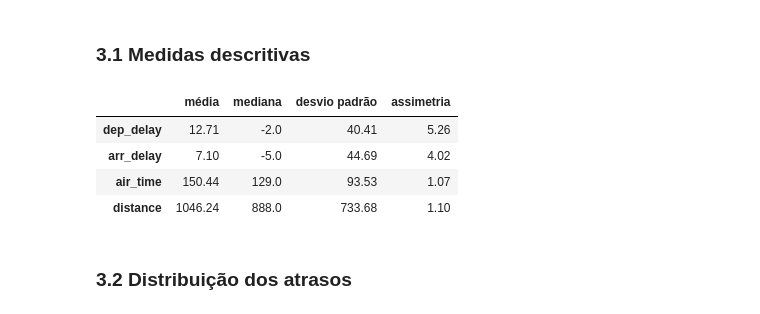
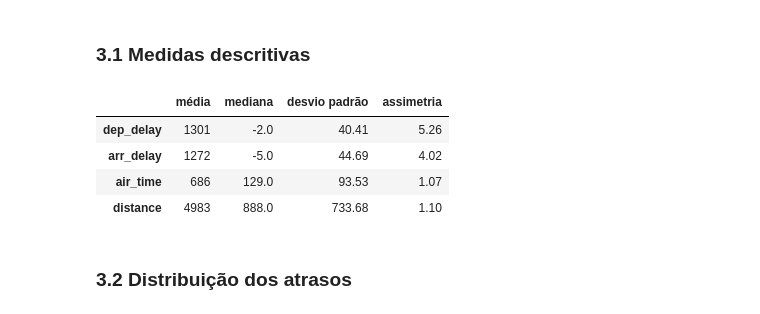
Before and after one commit to heitorctmba/MBA-01-estatistica-nycflights, a Jupyter notebook: nycflights.ipynb, the cells around one changed output. Drawn from its saved outputs; the diff is of its cells as text; code cells hidden in the pictures.

```diff
--- a/nycflights.ipynb
+++ b/nycflights.ipynb
@@ -22,7 +22,7 @@ CORES_ATRASO = {"Adiantado": "seagreen", "Pontual": "steelblue", "Atrasado": "to
 - **voo:** `carrier`, `tailnum`, `flight`, `origin`, `dest`
 - **operacionais:** `air_time` (minutos em voo), `distance` (milhas)
 # %%
-PATH_NYCFLIGHTS = "/home/heitor/Documentos/MBA/01_estatistica/01_estatistica-nycflights/nycflights.csv"
+PATH_NYCFLIGHTS = "/home/heitor/Documentos/projetos/MBA/01_estatistica/01_estatistica-nycflights/nycflights.csv"
 
 flights_df = pd.read_csv(PATH_NYCFLIGHTS)
 
@@ -81,17 +81,18 @@ flights_df.head(10).describe()
 # %%
 cols = ['dep_delay', 'arr_delay', 'air_time', 'distance']
 pd.DataFrame({
     'média': flights_df[cols].mean(),
+    'média': flights_df[cols].max(),
     'mediana': flights_df[cols].median(),
     'desvio padrão': flights_df[cols].std(),
     'assimetria': flights_df[cols].apply(skew)
 }).round(2)
 # %% [output]
 |  | média | mediana | desvio padrão | assimetria |
-| dep_delay | 12.71 | -2.0 | 40.41 | 5.26 |
-| arr_delay | 7.10 | -5.0 | 44.69 | 4.02 |
-| air_time | 150.44 | 129.0 | 93.53 | 1.07 |
-| distance | 1046.24 | 888.0 | 733.68 | 1.10 |
+| dep_delay | 1301 | -2.0 | 40.41 | 5.26 |
+| arr_delay | 1272 | -5.0 | 44.69 | 4.02 |
+| air_time | 686 | 129.0 | 93.53 | 1.07 |
+| distance | 4983 | 888.0 | 733.68 | 1.10 |
 # %% [markdown]
 ### 3.2 Distribuição dos atrasos
 # %% [markdown]
```
Also changed, not shown: parts of 2 cells of this notebook.
